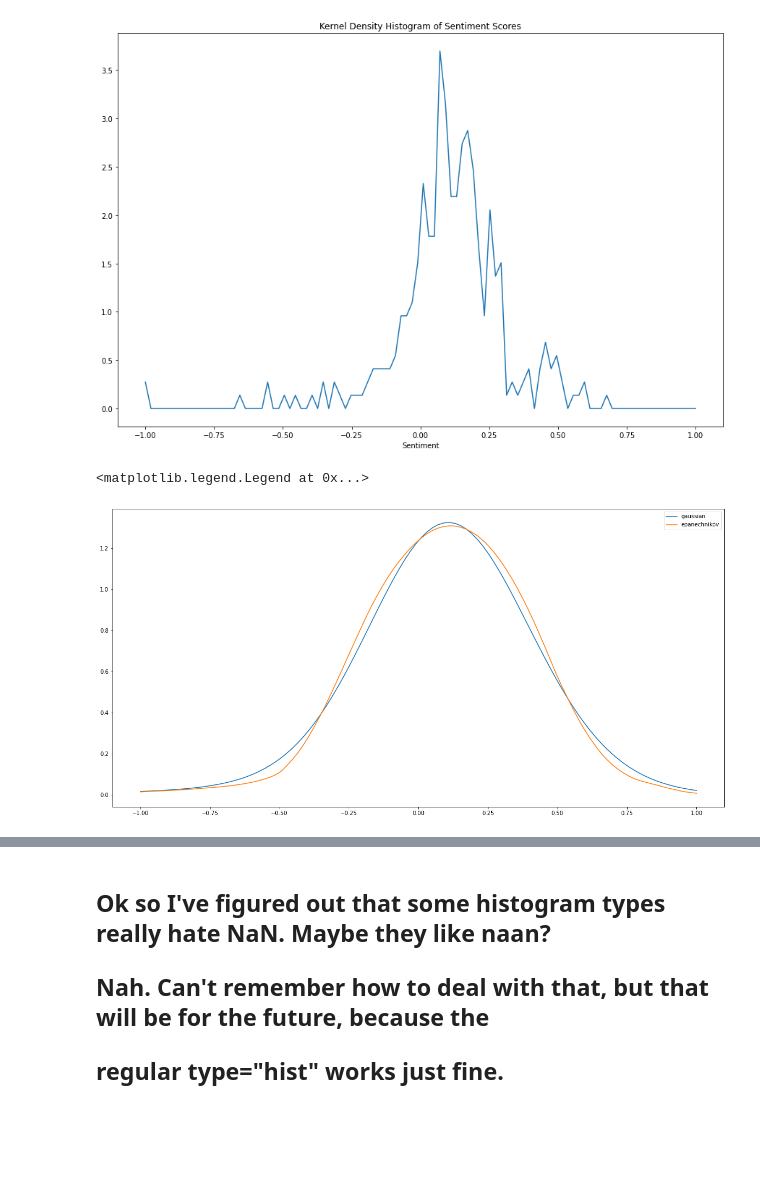
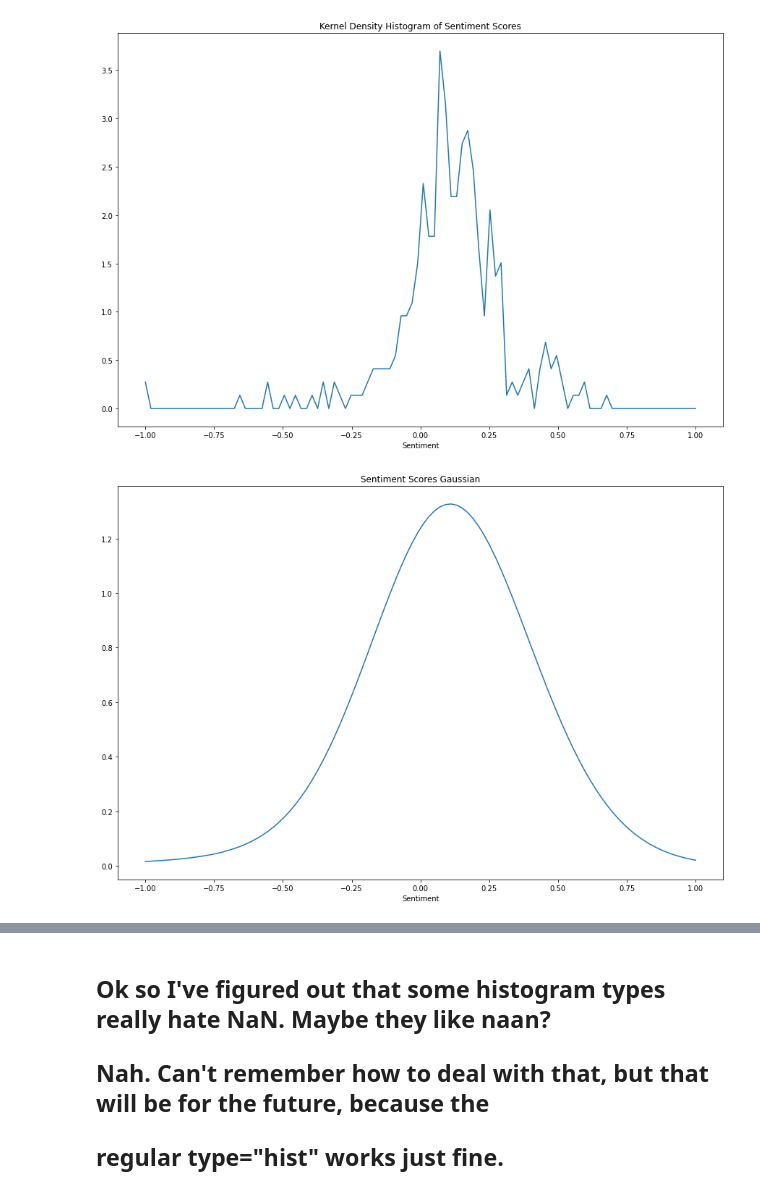
Before and after one commit to JillianMellen/NLP, a Jupyter notebook: NLPtesting.ipynb, the cells around one changed output, grey strips where cells are left out. Drawn from its saved outputs; the diff is of its cells as text; code cells hidden in the pictures; blank space fills up the shorter version.

```diff
--- a/NLPtesting.ipynb
+++ b/NLPtesting.ipynb
@@ -186,36 +186,10 @@ plt.plot(x,y)
 [<matplotlib.lines.Line2D at 0x...>]
 [figure]
 # %%
+NLPdftest = pd.read_csv('DataForNLP2.csv')
 Institution = NLPdftest["Q5"]
 Taughtbefore = NLPdftest["Q8"]
 Polarity = NLPdftest["Polarity"]
 Subjectivity = NLPdftest["Subjectivity"]
 Preparation = NLPdftest["Q16"]
 Position = NLPdftest["Q40"]
-# %%
-Institution = NLPdftest["Q5"]
-Taughtbefore = NLPdftest["Q8"]
-Polarity = NLPdftest["Polarity"]
-Preparation = NLPdftest["Q16"]
-Position = NLPdftest["Q40"]
-
-plt.figure(figsize=(20,10))
-fig, ax1 = plt.subplots()
-
-color = 'tab:red'
-ax1.set_xlabel('Institution Type')
-ax1.set_ylabel('Polarity', color=color)
-ax1.plot(Institution, Polarity, color=color)
-ax1.tick_params(axis='y', labelcolor=color)
-
-ax2 = ax1.twiny()  # instantiate a second axes that shares the same x-axis
-
-color = 'tab:blue'
-ax2.set_ylabel('Taught Before', color=color)
-ax2.plot(Institution, Taughtbefore, color=color)
-ax2.tick_params(axis='y', labelcolor=color)
-
-#fig.tight_layout()  # otherwise the right y-label is slightly clipped
-plt.show()
-
-plt.savefig('testplots.png')
@@ -294,13 +285,15 @@ plt.savefig('PolarityHistogram.png')
 # %% [output]
 [figure]
 # %%
-PDFgaussian = kde_sklearn(Polarity,bandwidth=0.25,kernel="gaussian") #Complete (this is y)
-PDFepanechnikov = kde_sklearn(Polarity,bandwidth=0.5,kernel="epanechnikov") #Complete (again y)
-plt.figure(figsize=(20,10))
-plt.plot(xplot,PDFgaussian,label="gaussian") #Complete
-plt.plot(xplot,PDFepanechnikov,label="epanechnikov") #Complete
-plt.legend(loc="best") #Complete
+PDFgaussian = kde_sklearn(Polarity,bandwidth=0.25,kernel="gaussian")
+#PDFepanechnikov = kde_sklearn(Polarity,bandwidth=0.5,kernel="epanechnikov")
+plt.figure(figsize=(15,10))
+plt.plot(xplot,PDFgaussian,label="gaussian")
+#plt.plot(xplot,PDFepanechnikov,label="epanechnikov")
+plt.xlabel('Sentiment')
+plt.title('Sentiment Scores Gaussian')
+#plt.legend(loc="best")
+plt.savefig('Gaussians.png')
 # %% [output]
-<matplotlib.legend.Legend at 0x...>
-[figure, old version]
+[figure, new version]
 # %%
```
Also changed, not shown: parts of 12 cells of this notebook, 1 other file.
